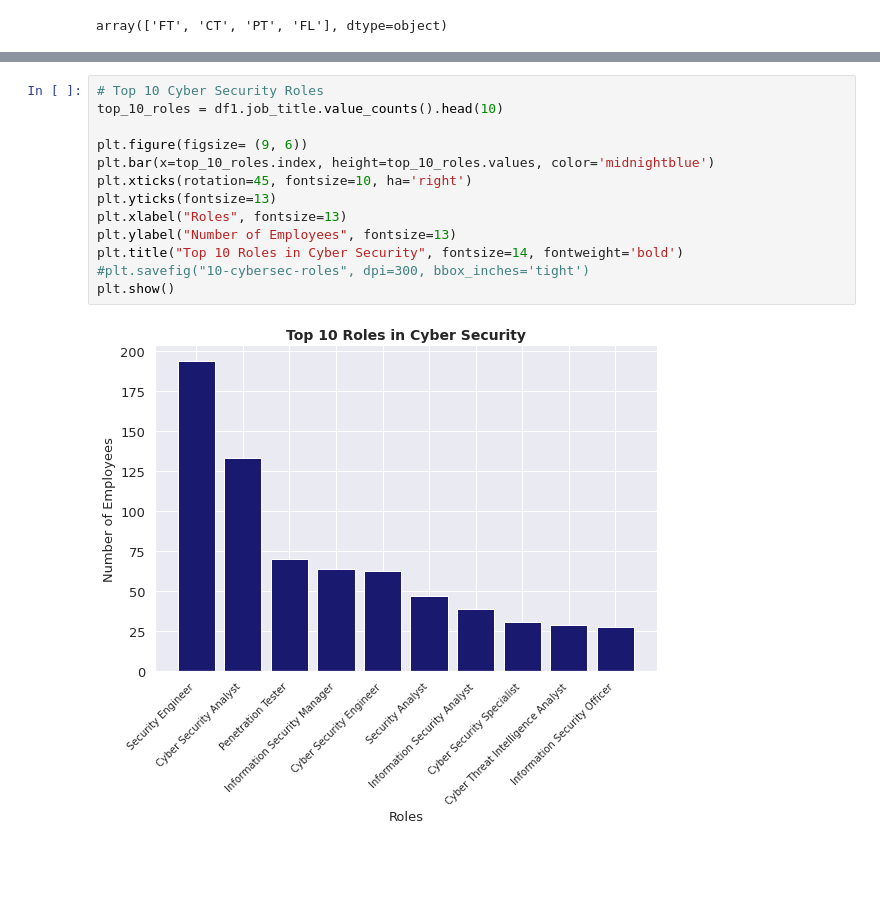
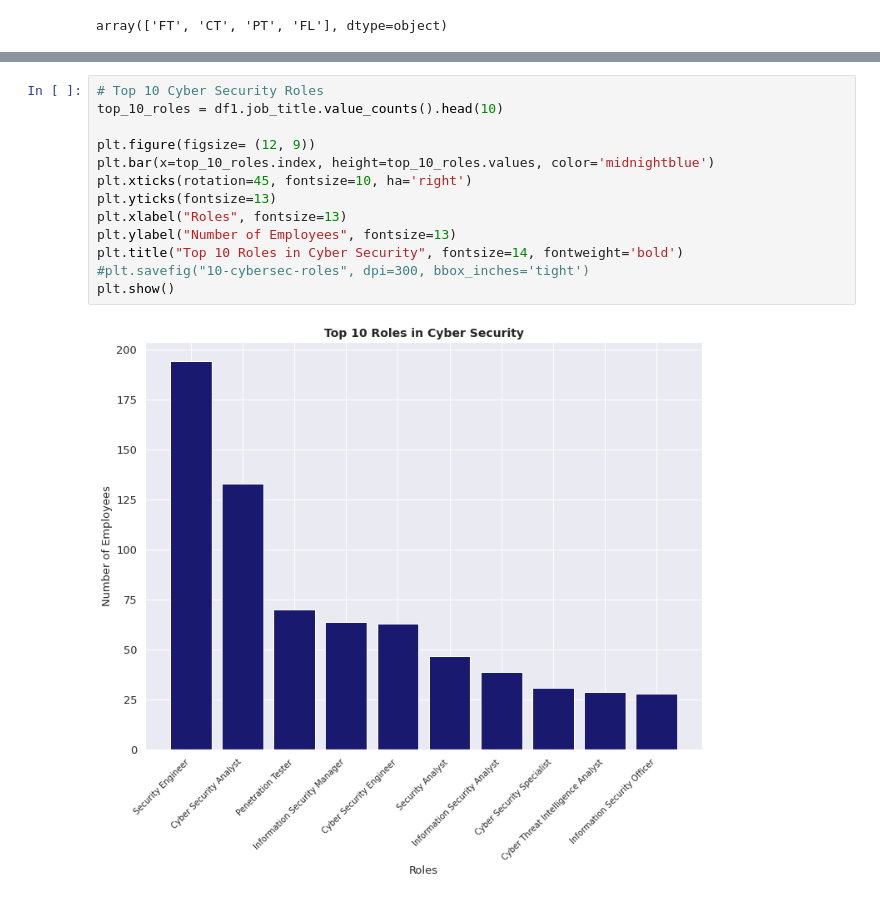
Before and after one commit to wa-le/cybersec-jobs-EDA, a Jupyter notebook: cybersec_jobs.ipynb, the cells around one changed output, grey strips where cells are left out. Cells and saved outputs as stored; diff of their text form; blank space fills up the shorter version.

```diff
--- a/cybersec_jobs.ipynb
+++ b/cybersec_jobs.ipynb
@@ -140,15 +144,15 @@ Index(['Security Engineer', 'Cyber Security Analyst', 'Penetration Tester',
 # %%
 # Top 10 Cyber Security Roles
 top_10_roles = df1.job_title.value_counts().head(10)
 
-plt.figure(figsize= (9, 6))
+plt.figure(figsize= (12, 9))
 plt.bar(x=top_10_roles.index, height=top_10_roles.values, color='midnightblue')
 plt.xticks(rotation=45, fontsize=10, ha='right')
 plt.yticks(fontsize=13)
 plt.xlabel("Roles", fontsize=13)
 plt.ylabel("Number of Employees", fontsize=13)
 plt.title("Top 10 Roles in Cyber Security", fontsize=14, fontweight='bold')
 #plt.savefig("10-cybersec-roles", dpi=300, bbox_inches='tight')
 plt.show()
 # %% [output]
-[figure, old version]
+[figure, new version]
```
Also changed, not shown: parts of 8 cells of this notebook.
